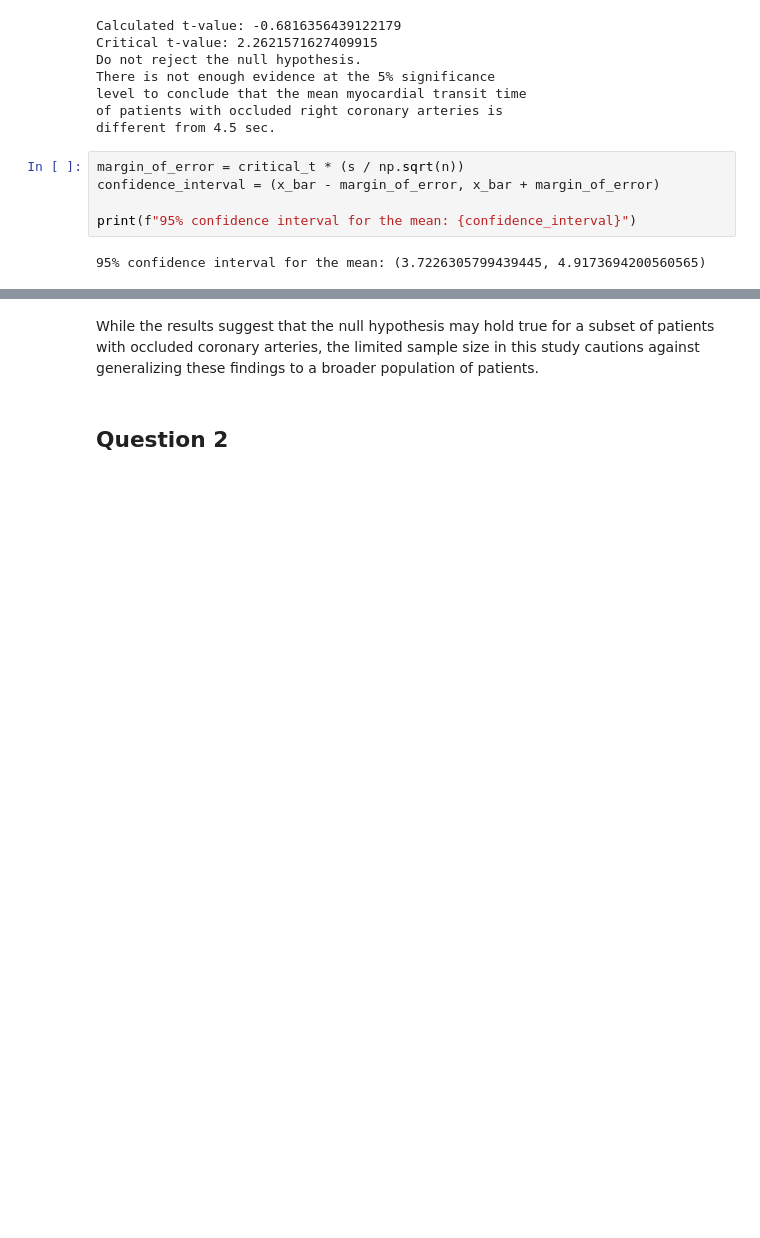
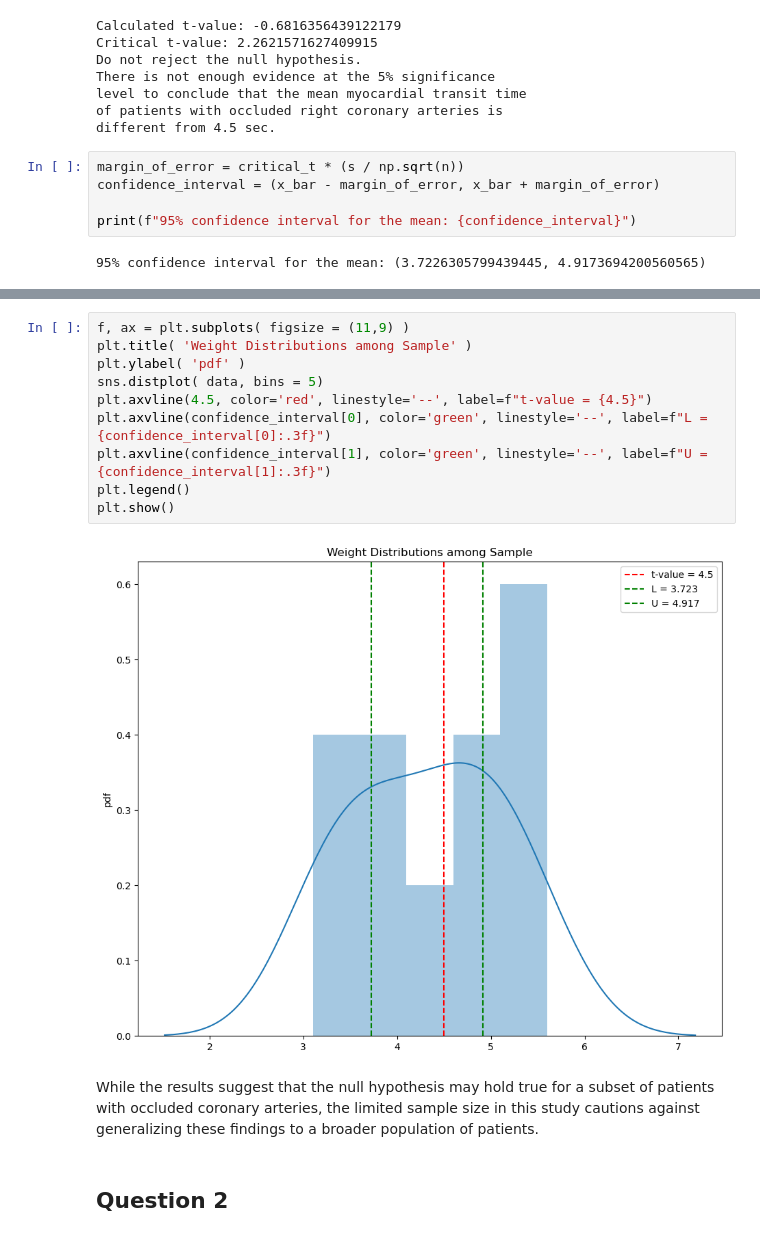
Before and after one commit to SpyrosAlvanakis/Biostatistics, a Jupyter notebook: Biostatistics_assignment_1.ipynb, the cells around one changed output, grey strips where cells are left out. Drawn from its saved outputs; the diff is of its cells as text; blank space fills up the shorter version.

```diff
--- a/Biostatistics_assignment_1.ipynb
+++ b/Biostatistics_assignment_1.ipynb
@@ -73,3 +121,15 @@ print(f"95% confidence interval for the mean: {confidence_interval}")
+# %%
+f, ax = plt.subplots( figsize = (11,9) )
+plt.title( 'Weight Distributions among Sample' )
+plt.ylabel( 'pdf' )
+sns.distplot( data, bins = 5)
+plt.axvline(4.5, color='red', linestyle='--', label=f"t-value = {4.5}")
+plt.axvline(confidence_interval[0], color='green', linestyle='--', label=f"L = {confidence_interval[0]:.3f}")
+plt.axvline(confidence_interval[1], color='green', linestyle='--', label=f"U = {confidence_interval[1]:.3f}")
+plt.legend()
+plt.show()
+# %% [output]
+[figure, added]
 # %% [markdown]
 While the results suggest that the null hypothesis may hold true for a subset of patients with occluded coronary arteries, the limited sample size in this study cautions against generalizing these findings to a broader population of patients.
 # %% [markdown]
```
Also changed, not shown: parts of 43 cells of this notebook.
